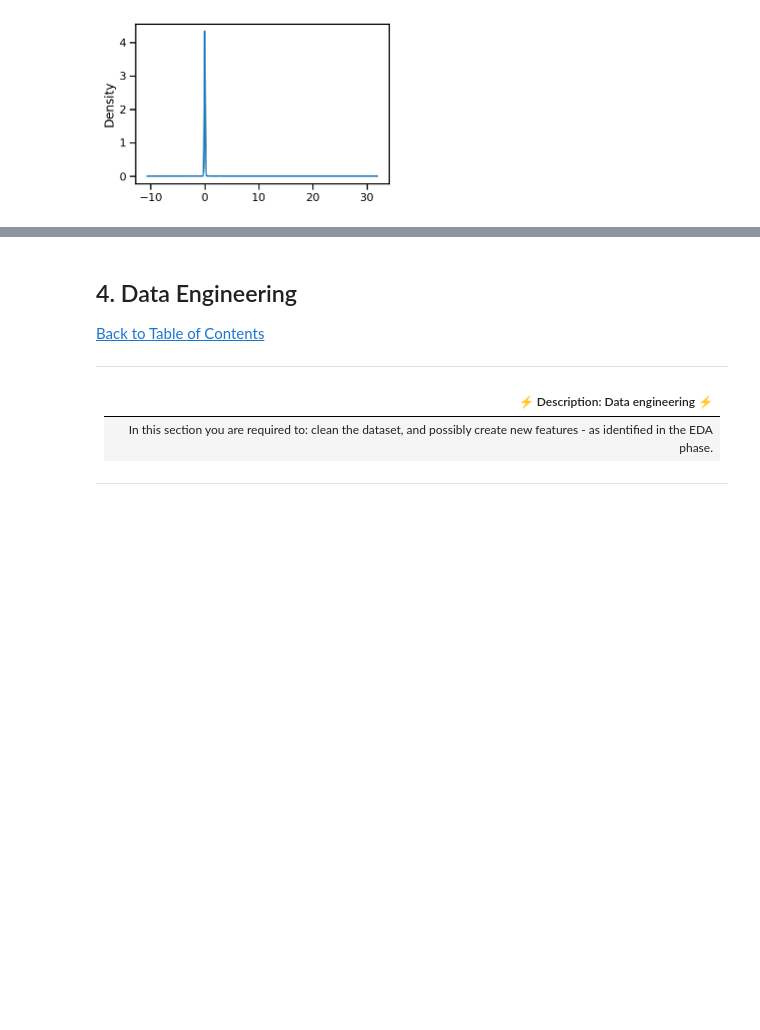
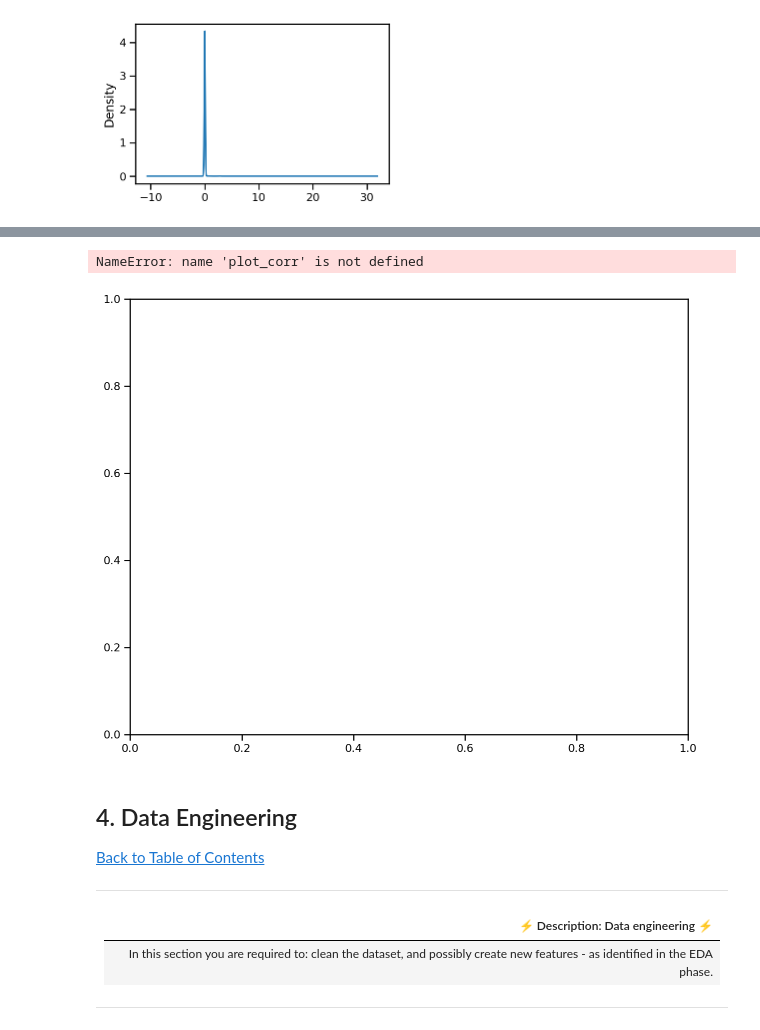
Before and after one commit to muheezokunade/Spain-Electricity-Shortfall-2020, a Jupyter notebook: starter-notebook.ipynb, the cells around one changed output, grey strips where cells are left out. Drawn from its saved outputs; the diff is of its cells as text; code cells hidden in the pictures; blank space fills up the shorter version.

```diff
--- a/starter-notebook.ipynb
+++ b/starter-notebook.ipynb
@@ -486,3 +367,12 @@ df['Bilbao_snow_3h'].plot(kind='density', subplots=True, layout=(3, 2), sharex=F
+# %%
+# evaluate correlation
+# Visualizing the correlation
+fig = plt.figure(figsize=(10,8));
+ax = fig.add_subplot(111);
+plot_corr(df.corr(), xnames = df.corr().columns, ax = ax, );
+# %% [output]
+NameError: name 'plot_corr' is not defined
+[figure, added]
 # %%
 # have a look at feature distributions
 # %% [markdown]
```
Also changed, not shown: parts of 34 cells of this notebook.
